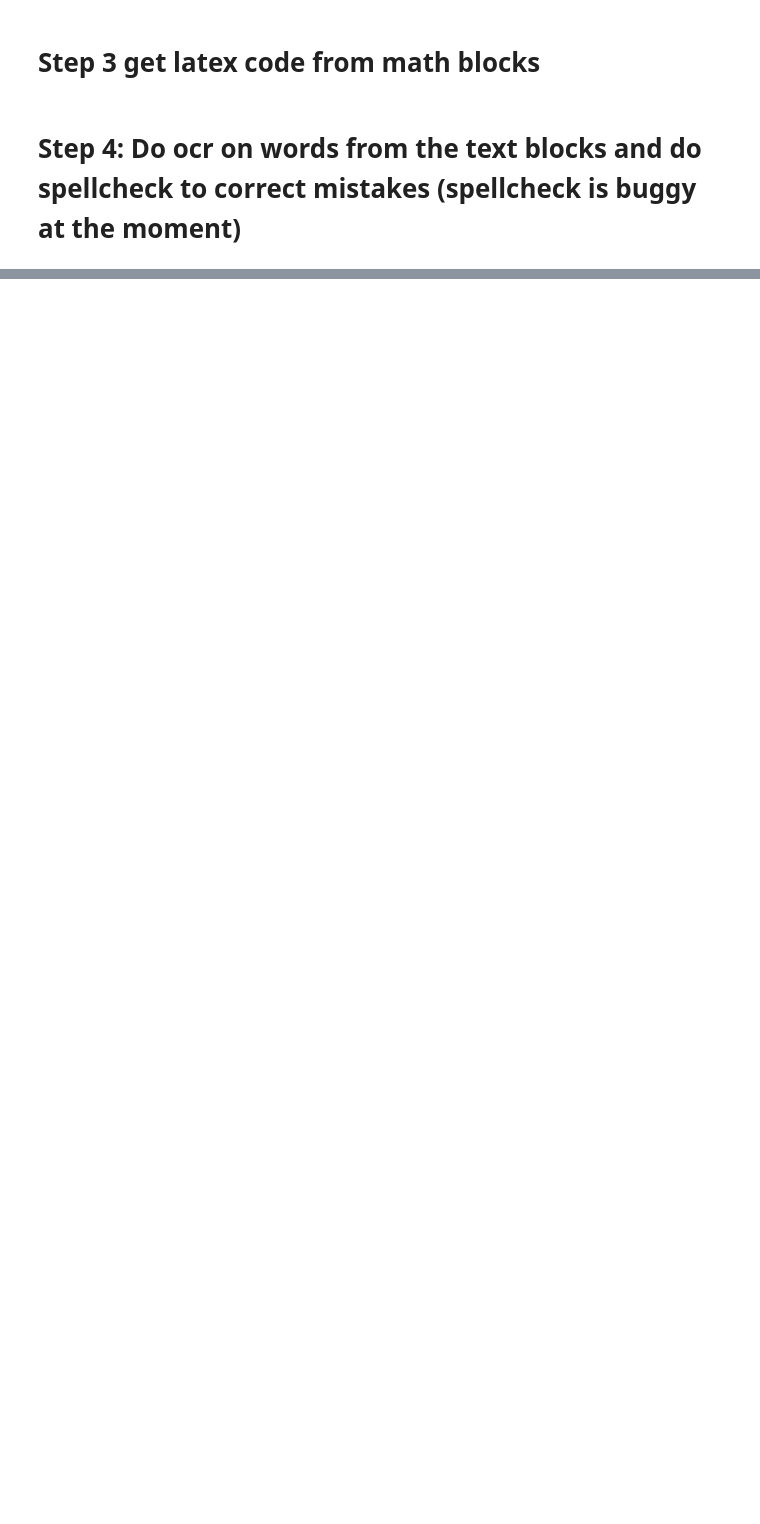
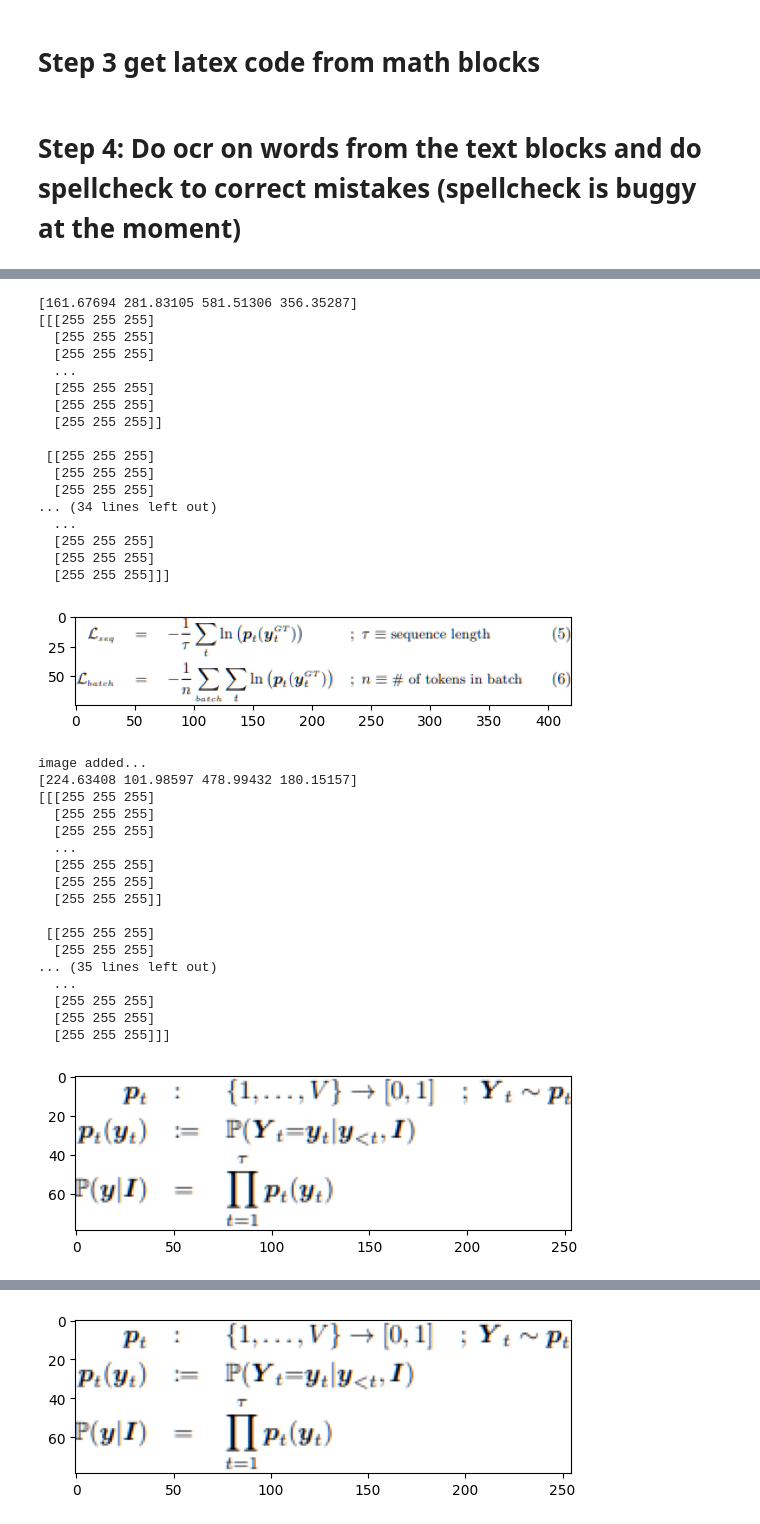
Before and after one commit to InsertNameHereOCR/experiments, a Jupyter notebook: printed/TrOcr_with_DitT_document_analysis/printed_ocr_test.ipynb, the cells around one changed output, grey strips where cells are left out. Cells and saved outputs as stored; diff of their text form; code cells hidden in the pictures; blank space fills up the shorter version.

```diff
--- a/printed/TrOcr_with_DitT_document_analysis/printed_ocr_test.ipynb
+++ b/printed/TrOcr_with_DitT_document_analysis/printed_ocr_test.ipynb
@@ -246,16 +138,0 @@ from matplotlib import pyplot as plt
-# %%
-# getting the bounding box of every math image and croping and saving the image
-for math_index in math_indexes:
-  bounding_box = preds.pred_boxes[math_index].tensor.cpu().numpy()[0]
-  print(bounding_box)
-  cropped_image = img[int(bounding_box[1]):int(bounding_box[3]), int(bounding_box[0]):int(bounding_box[2])]
-  print(cropped_image)
-  if len(cropped_image) == 0:
-    print("üres")
-  else:
-    math_images.append((cropped_image,bounding_box))
-    plt.imshow(cropped_image)
-    plt.show()
-    # Save the cropped image
-    cv2.imwrite(f"./All_blocks/{math_index}_cropped_image_math.jpg", cropped_image)
-    print("image added...")
@@ -318,9 +138,0 @@ image added...
-# %%
-# getting the bounding box of every text image and croping and saving the image
-for text_index in text_indexes:
-  bounding_box = preds.pred_boxes[text_index].tensor.cpu().numpy()[0]
-  print(bounding_box)
-  cropped_image = img[int(bounding_box[1]):int(bounding_box[3]), int(bounding_box[0]):int(bounding_box[2])]
-  text_images.append((cropped_image,bounding_box))
-  # Save the cropped image
-  cv2.imwrite(f"./All_blocks/{text_index}_cropped_image_text.jpg", cropped_image)
@@ -748,0 +515,5 @@ latex_file.close()
+# %%
+# load models
+layout_model, layout_model_config = make_layout_predictor()
+math_model, math_tokenizer, math_image_processor = make_math_ocr_model()
+spell, text_processor, text_model = make_spellcheck_and_text_ocr_model()
@@ -748,0 +524,5 @@ latex_file.close()
+# %%
+analysis=analyze_image(img, layout_model, layout_model_config)
+# saving result
+cv2.imwrite("analysis_res.png", analysis[0])
+print(analysis[1])
@@ -748,0 +547,40 @@ latex_file.close()
+# %%
+math_indexes, text_indexes = seperate_classes(analysis[1])
+math_images, text_images = make_imgs_of_classification_result(math_indexes, text_indexes, analysis[1])
+# %% [output]
+[161.67694 281.83105 581.51306 356.35287]
+[[[255 255 255]
+  [255 255 255]
+  [255 255 255]
+  ...
+  [255 255 255]
+  [255 255 255]
+  [255 255 255]]
+
+ [[255 255 255]
+  [255 255 255]
+  [255 255 255]
+... (34 lines left out)
+  ...
+  [255 255 255]
+  [255 255 255]
+  [255 255 255]]]
+[figure, added]
+image added...
+[224.63408 101.98597 478.99432 180.15157]
+[[[255 255 255]
+  [255 255 255]
+  [255 255 255]
+  ...
+  [255 255 255]
+  [255 255 255]
+  [255 255 255]]
+
+ [[255 255 255]
+  [255 255 255]
+... (35 lines left out)
+  ...
+  [255 255 255]
+  [255 255 255]
+  [255 255 255]]]
+[figure, added]
@@ -748,0 +604 @@ latex_file.close()
+[figure, added]
```
Also changed, not shown: parts of 36 cells of this notebook, 1 other file.
